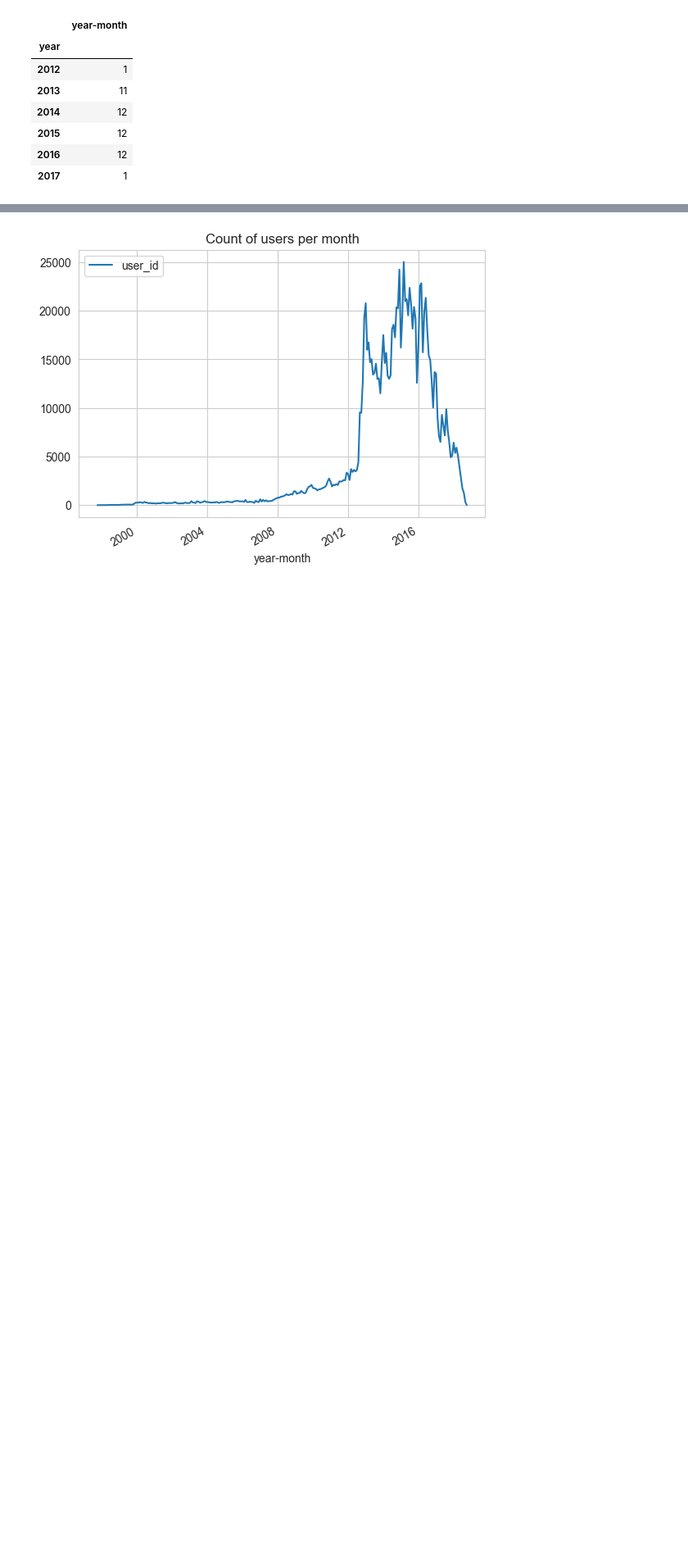
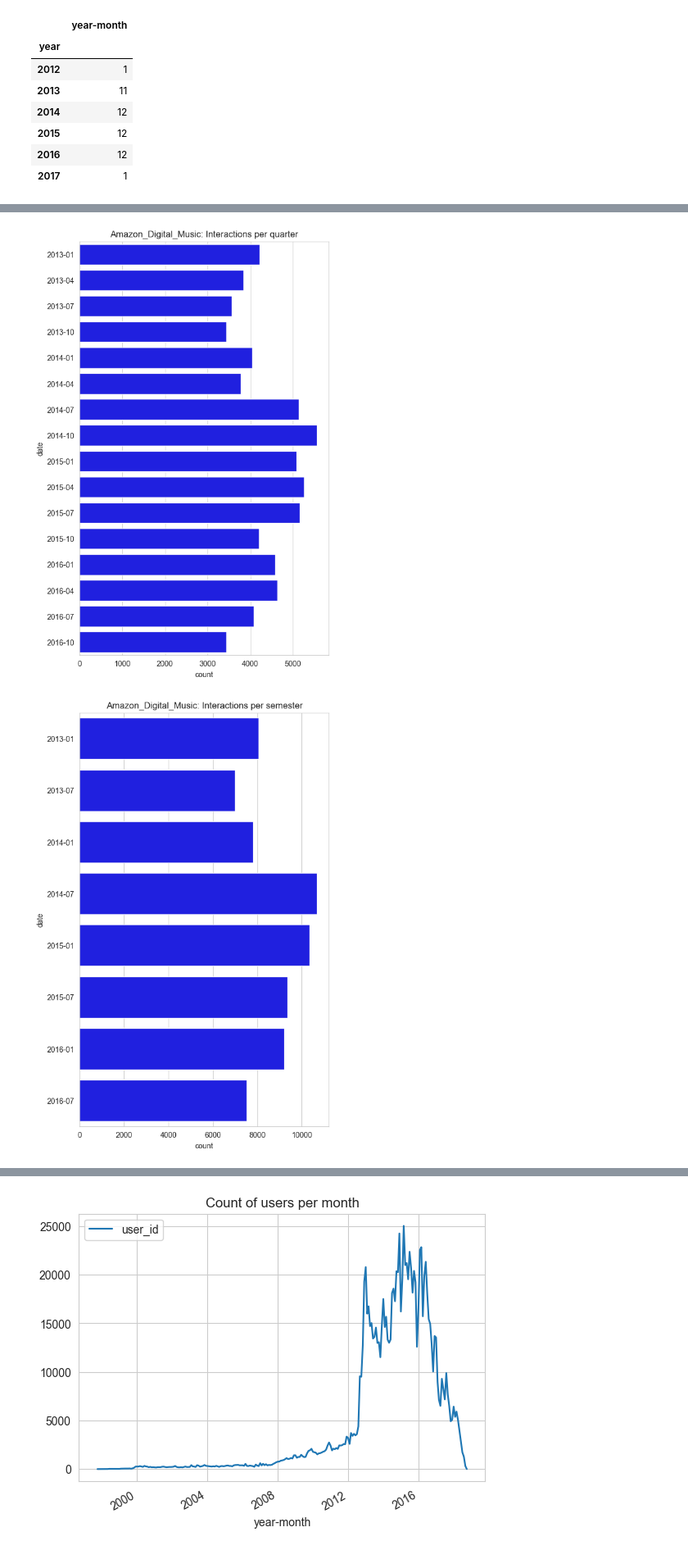
Before and after one commit to mariajoaolavoura/measuring_forgetting, a Jupyter notebook: notebooks/ADM - eda.ipynb, the cells around one changed output, grey strips where cells are left out. Shown at 82% size. Saved outputs shown, nothing was run; the diff lists cells and outputs as text; code cells hidden in the pictures; blank space fills up the shorter version.

```diff
--- a/notebooks/ADM - eda.ipynb
+++ b/notebooks/ADM - eda.ipynb
@@ -292,0 +326,17 @@ _
+# %%
+if n_days_sample >= 91:
+    plot_interactions_per_qns(user_interactions=user_trimestre_interactions,
+                            date_range=trimestres,
+                            dataset_name=dataset_name,
+                            type_of_range='quarter')
+    # joblib.dump(trimestres, 'output/amazon_digmusic_dump/sample_'+sample_str+'_trimestres.joblib')
+
+if n_days_sample >= 182:
+    plot_interactions_per_qns(user_interactions=user_semestre_interactions,
+                            date_range=semestres,
+                            dataset_name=dataset_name,
+                            type_of_range='semester')
+    # joblib.dump(semestres, 'output/amazon_digmusic_dump/sample_'+sample_str+'_semestres.joblib')
+# %% [output]
+[figure, added]
+[figure, added]
```
Also changed, not shown: parts of 28 cells of this notebook, 3 other files.
